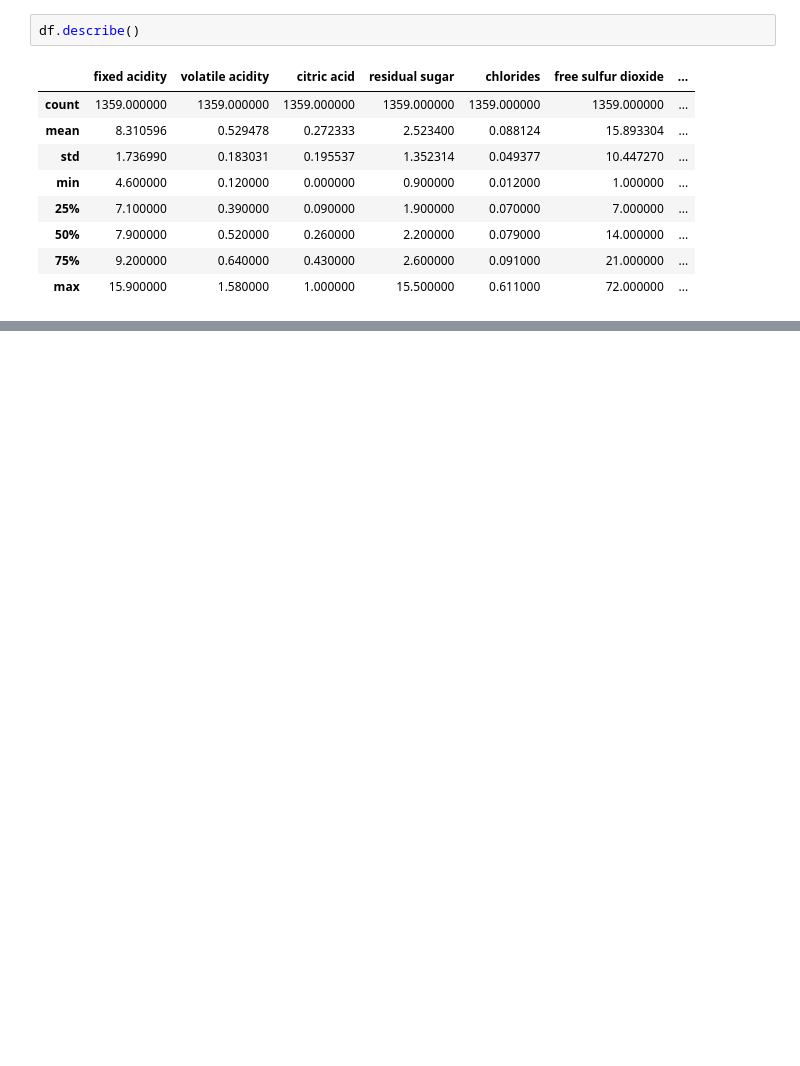
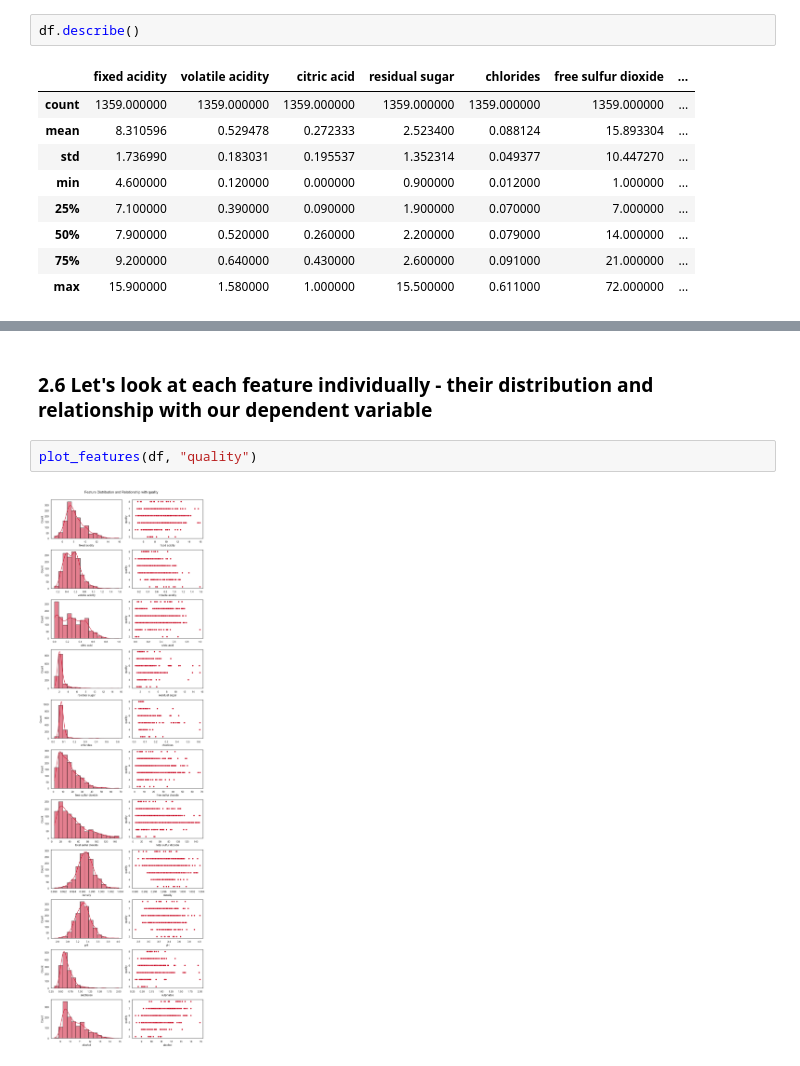
Before and after one commit to eleonen/wine-quality-explanatory-model, a Jupyter notebook: wine_explanatory_model.ipynb, the cells around one changed output, grey strips where cells are left out. Saved outputs shown, nothing was run; the diff lists cells and outputs as text; blank space fills up the shorter version.

```diff
--- a/wine_explanatory_model.ipynb
+++ b/wine_explanatory_model.ipynb
@@ -215,0 +175,6 @@ print(vif_data_reduced)
+# %% [markdown]
+### 2.6 Let's look at each feature individually - their distribution and relationship with our dependent variable
+# %%
+plot_features(df, "quality")
+# %% [output]
+[figure, added]
```
Also changed, not shown: parts of 72 cells of this notebook, 3 other files.
